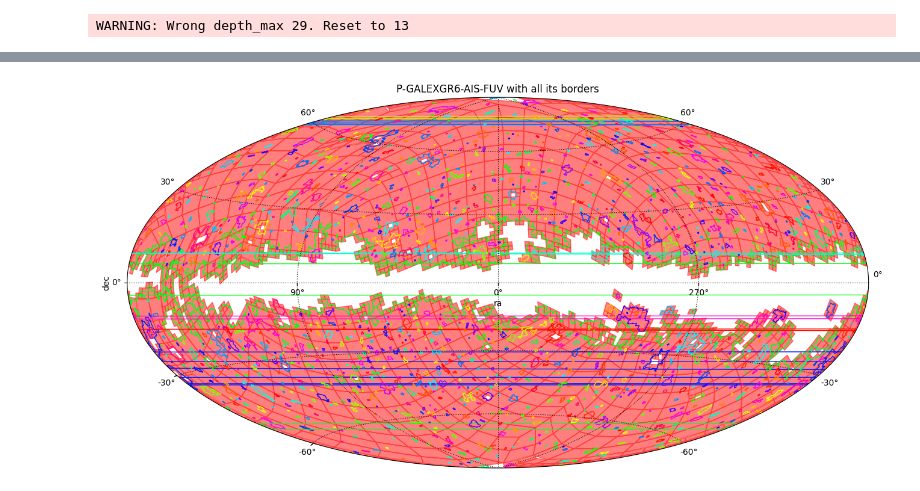
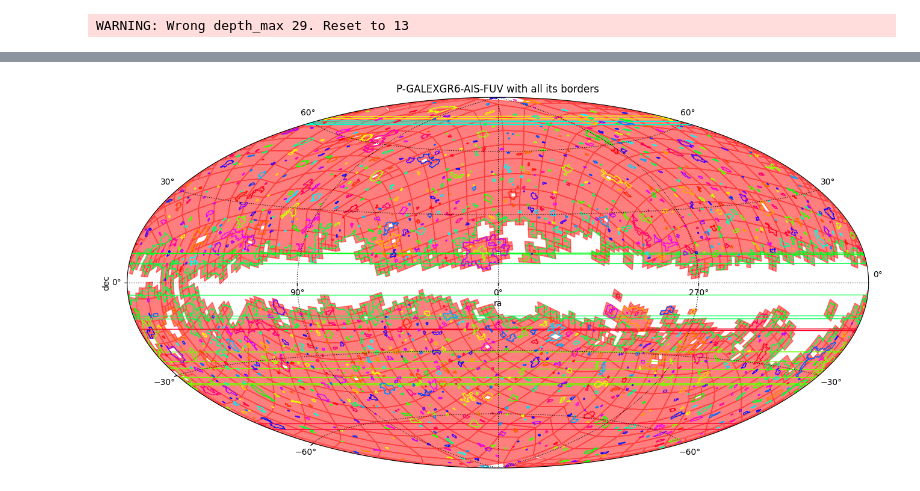
Before and after one commit to cds-astro/mocpy, a Jupyter notebook: notebooks/compute_moc_borders.ipynb, the cells around one changed output, grey strips where cells are left out. Saved outputs shown, nothing was run; the diff lists cells and outputs as text; code cells hidden in the pictures.

```diff
--- a/notebooks/compute_moc_borders.ipynb
+++ b/notebooks/compute_moc_borders.ipynb
@@ -75,32 +75,33 @@ wcs = WCS(
         "ctype1": "GLON-AIT",
         "ctype2": "GLAT-AIT",
     },
 )
 
 ax = fig.add_subplot(111, projection=wcs, frame_class=EllipticalFrame)
 moc.fill(ax=ax, wcs=wcs, alpha=0.5, fill=True, color="r")
 # Draw the borders, each plotted in a different color.
+rng = np.random.default_rng(0)
 for border_coords in boundaries_l:
     add_patch_path(
         ax=ax,
         wcs=wcs,
         coords=border_coords,
         fill=False,
-        color=cmap(np.random.randint(100)),
+        color=cmap(rng.integers(100)),
     )
 
 # WCS are defined with the origin for a pixel being in the middle while matplotlib works
 # with corners
 # see astropy issue for the half-pixel trick https://github.com/astropy/astropy/issues/10201
 ax.set_xlim(-0.5, 324 - 0.5)
 ax.set_ylim(-0.5, 162 - 0.5)
 ax.set_aspect(1.0)
 
 plt.xlabel("ra")
 plt.ylabel("dec")
 plt.title("P-GALEXGR6-AIS-FUV with all its borders")
 plt.grid(color="black", linestyle="dotted")
 # The lines cutting the MOC are borders passing from the extreme east to the extreme west of the projection
 plt.show()
 # %% [output]
-[figure, old version]
+[figure, new version]
```
Also changed, not shown: parts of 1 cell of this notebook, 7 other files.
